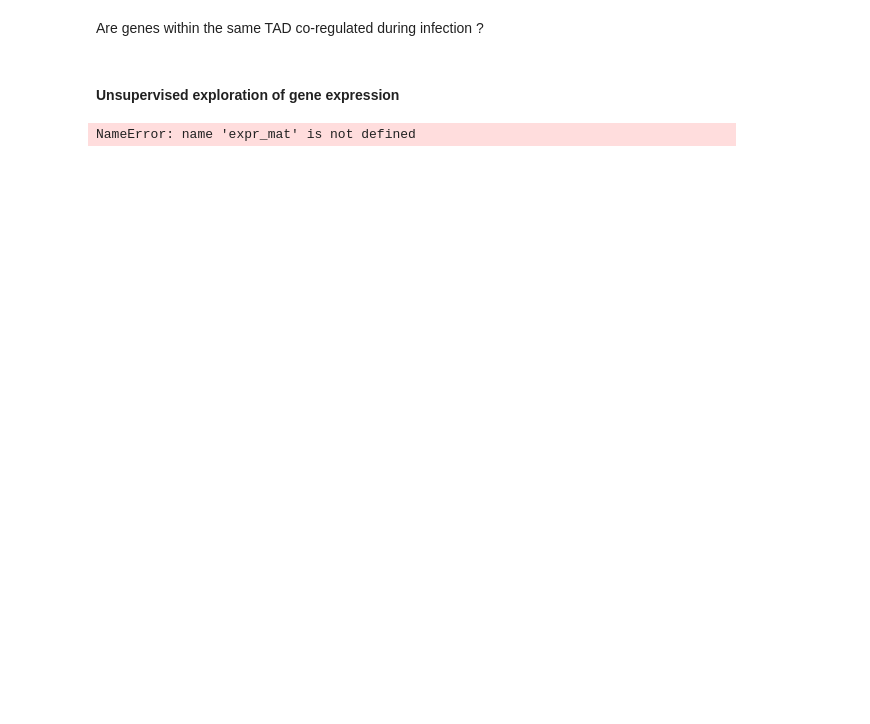
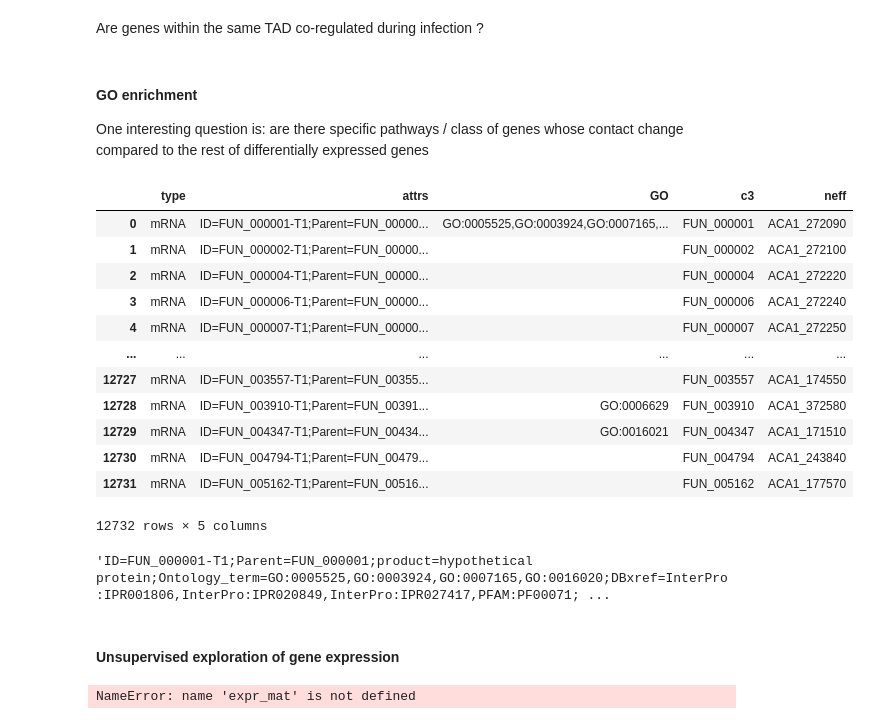
Before and after one commit to cmdoret/Acastellanii_legionella_infection, a Jupyter notebook: docs/notebooks/infection_contacts_diff_expr.ipynb, the cells around one changed output. Cells and saved outputs as stored; diff of their text form; code cells hidden in the pictures; blank space fills up the shorter version.

```diff
--- a/docs/notebooks/infection_contacts_diff_expr.ipynb
+++ b/docs/notebooks/infection_contacts_diff_expr.ipynb
@@ -435,5 +540,44 @@ Another set of genes which may be interesting are those located near telomeres,
 # %% [markdown]
 Are genes within the same TAD co-regulated during infection ?
+# %% [markdown]
+#### GO enrichment
+
+One interesting question is: are there specific pathways / class of genes whose contact change compared to the rest of differentially expressed genes
+# %%
+mapping = pd.read_csv('data/tmp/liftoff/neff_c3_gene_mapping.tsv', sep='\t', header=None, names=['neff', 'c3'])
+full_annot = pd.read_csv(
+    'data/input/annotations/c3_annotations/Acanthamoeba_castellanii.gff3',
+    sep='\t',
+    header=None,
+    comment='#',
+    usecols=[2, 8],
+    names=['type', 'attrs'],
+)
+full_annot = full_annot.loc[full_annot['type'] == 'mRNA', :]
+full_annot['GO'] = full_annot['attrs'].str.replace(r'.*Ontology_term=([^;]*);.*', r'\1')
+full_annot.GO[~full_annot.GO.str.contains('GO')] = ""
+full_annot['c3'] = full_annot['attrs'].str.replace(r'.*Parent=([^;]*);.*', r'\1')
+full_annot = full_annot.merge(mapping, how='inner', on='c3')
+# %%
+full_annot
+# %% [output]
+|  | type | attrs | GO | c3 | neff |
+| 0 | mRNA | ID=FUN_000001-T1;Parent=FUN_00000... | GO:0005525,GO:0003924,GO:0007165,... | FUN_000001 | ACA1_272090 |
+| 1 | mRNA | ID=FUN_000002-T1;Parent=FUN_00000... |  | FUN_000002 | ACA1_272100 |
+| 2 | mRNA | ID=FUN_000004-T1;Parent=FUN_00000... |  | FUN_000004 | ACA1_272220 |
+| 3 | mRNA | ID=FUN_000006-T1;Parent=FUN_00000... |  | FUN_000006 | ACA1_272240 |
+| 4 | mRNA | ID=FUN_000007-T1;Parent=FUN_00000... |  | FUN_000007 | ACA1_272250 |
+| ... | ... | ... | ... | ... | ... |
+| 12727 | mRNA | ID=FUN_003557-T1;Parent=FUN_00355... |  | FUN_003557 | ACA1_174550 |
+| 12728 | mRNA | ID=FUN_003910-T1;Parent=FUN_00391... | GO:0006629 | FUN_003910 | ACA1_372580 |
+| 12729 | mRNA | ID=FUN_004347-T1;Parent=FUN_00434... | GO:0016021 | FUN_004347 | ACA1_171510 |
+| 12730 | mRNA | ID=FUN_004794-T1;Parent=FUN_00479... |  | FUN_004794 | ACA1_243840 |
+| 12731 | mRNA | ID=FUN_005162-T1;Parent=FUN_00516... |  | FUN_005162 | ACA1_177570 |
+12732 rows × 5 columns
+# %%
+full_annot['attrs'][1]
+# %% [output]
+'ID=FUN_000001-T1;Parent=FUN_000001;product=hypothetical protein;Ontology_term=GO:0005525,GO:0003924,GO:0007165,GO:0016020;DBxref=InterPro:IPR001806,InterPro:IPR020849,InterPro:IPR027417,PFAM:PF00071; ...
 # %% [markdown]
 #### Unsupervised exploration of gene expression
 # %%
```
Also changed, not shown: parts of 18 cells of this notebook.
